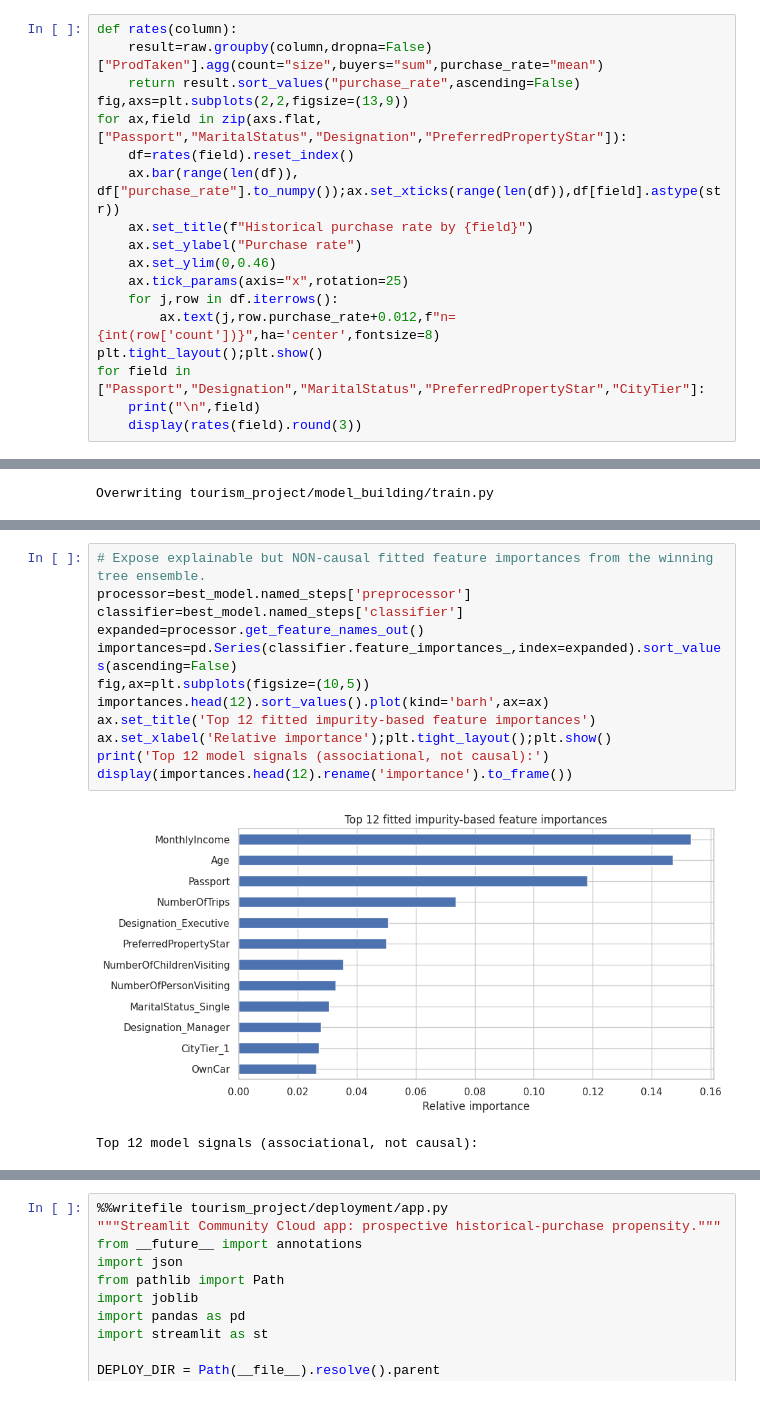
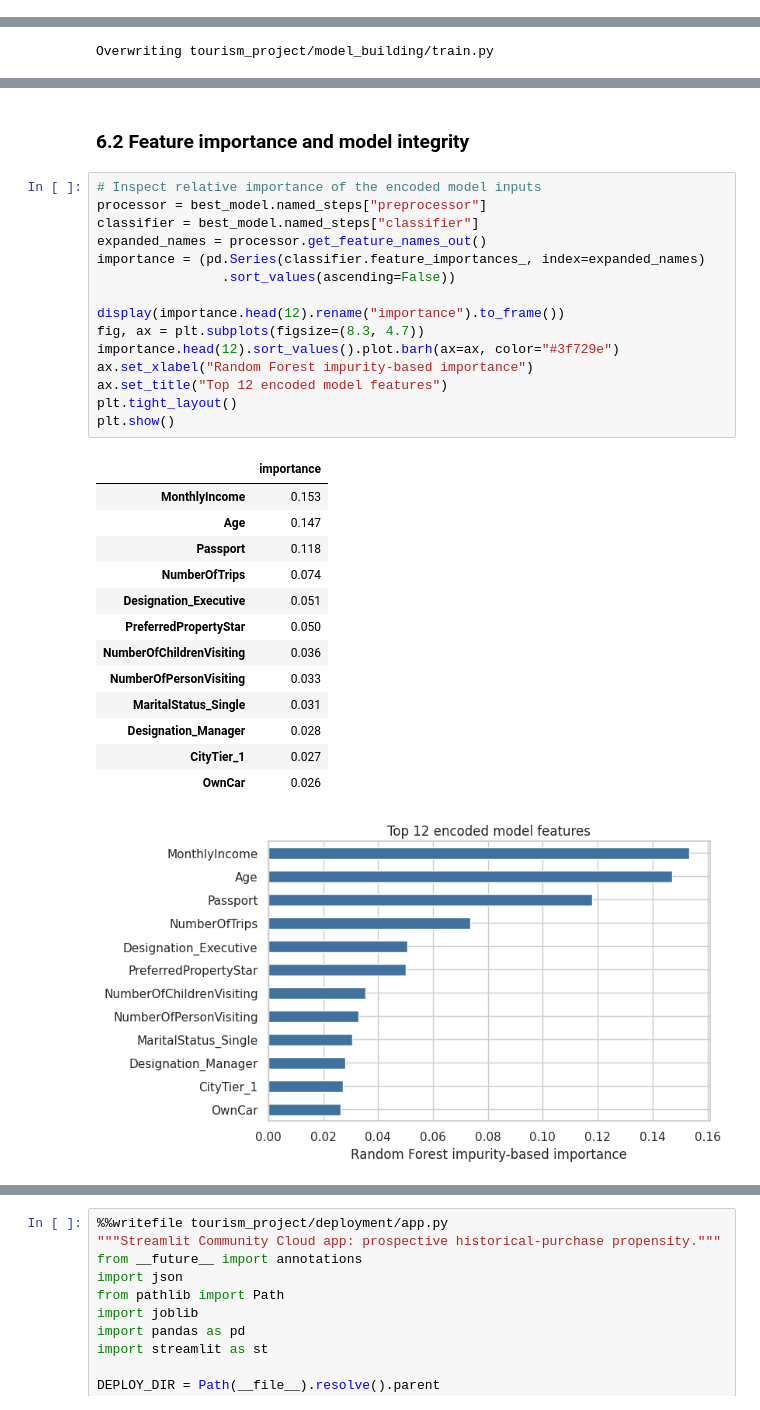
Before and after one commit to don-pedro-W/visit-with-us-tourism-mlops, a Jupyter notebook: Visit_With_Us_Full_Code.ipynb, the cells around one changed output, grey strips where cells are left out. Drawn from its saved outputs; the diff is of its cells as text.

```diff
--- a/Visit_With_Us_Full_Code.ipynb
+++ b/Visit_With_Us_Full_Code.ipynb
@@ -175,18 +0,0 @@ plt.tight_layout();plt.show()
-# %%
-def rates(column):
-    result=raw.groupby(column,dropna=False)["ProdTaken"].agg(count="size",buyers="sum",purchase_rate="mean")
-    return result.sort_values("purchase_rate",ascending=False)
-fig,axs=plt.subplots(2,2,figsize=(13,9))
-for ax,field in zip(axs.flat,["Passport","MaritalStatus","Designation","PreferredPropertyStar"]):
-    df=rates(field).reset_index()
-    ax.bar(range(len(df)), df["purchase_rate"].to_numpy());ax.set_xticks(range(len(df)),df[field].astype(str))
-    ax.set_title(f"Historical purchase rate by {field}")
-    ax.set_ylabel("Purchase rate")
-    ax.set_ylim(0,0.46)
-    ax.tick_params(axis="x",rotation=25)
-    for j,row in df.iterrows():
-        ax.text(j,row.purchase_rate+0.012,f"n={int(row['count'])}",ha='center',fontsize=8)
-plt.tight_layout();plt.show()
-for field in ["Passport","Designation","MaritalStatus","PreferredPropertyStar","CityTier"]:
-    print("\n",field)
-    display(rates(field).round(3))
@@ -721,15 +847,32 @@ plt.tight_layout();plt.show()
+# %% [markdown]
+### 6.2 Feature importance and model integrity
 # %%
-# Expose explainable but NON-causal fitted feature importances from the winning tree ensemble.
-processor=best_model.named_steps['preprocessor']
-classifier=best_model.named_steps['classifier']
-expanded=processor.get_feature_names_out()
-importances=pd.Series(classifier.feature_importances_,index=expanded).sort_values(ascending=False)
-fig,ax=plt.subplots(figsize=(10,5))
-importances.head(12).sort_values().plot(kind='barh',ax=ax)
-ax.set_title('Top 12 fitted impurity-based feature importances')
-ax.set_xlabel('Relative importance');plt.tight_layout();plt.show()
-print('Top 12 model signals (associational, not causal):')
-display(importances.head(12).rename('importance').to_frame())
+# Inspect relative importance of the encoded model inputs
+processor = best_model.named_steps["preprocessor"]
+classifier = best_model.named_steps["classifier"]
+expanded_names = processor.get_feature_names_out()
+importance = (pd.Series(classifier.feature_importances_, index=expanded_names)
+                .sort_values(ascending=False))
+
+display(importance.head(12).rename("importance").to_frame())
+fig, ax = plt.subplots(figsize=(8.3, 4.7))
+importance.head(12).sort_values().plot.barh(ax=ax, color="#3f729e")
+ax.set_xlabel("Random Forest impurity-based importance")
+ax.set_title("Top 12 encoded model features")
+plt.tight_layout()
+plt.show()
 # %% [output]
+|  | importance |
+| MonthlyIncome | 0.153 |
+| Age | 0.147 |
+| Passport | 0.118 |
+| NumberOfTrips | 0.074 |
+| Designation_Executive | 0.051 |
+| PreferredPropertyStar | 0.050 |
+| NumberOfChildrenVisiting | 0.036 |
+| NumberOfPersonVisiting | 0.033 |
+| MaritalStatus_Single | 0.031 |
+| Designation_Manager | 0.028 |
+| CityTier_1 | 0.027 |
+| OwnCar | 0.026 |
-[figure, old version]
+[figure, new version]
-Top 12 model signals (associational, not causal):
```
Also changed, not shown: parts of 98 cells of this notebook.
